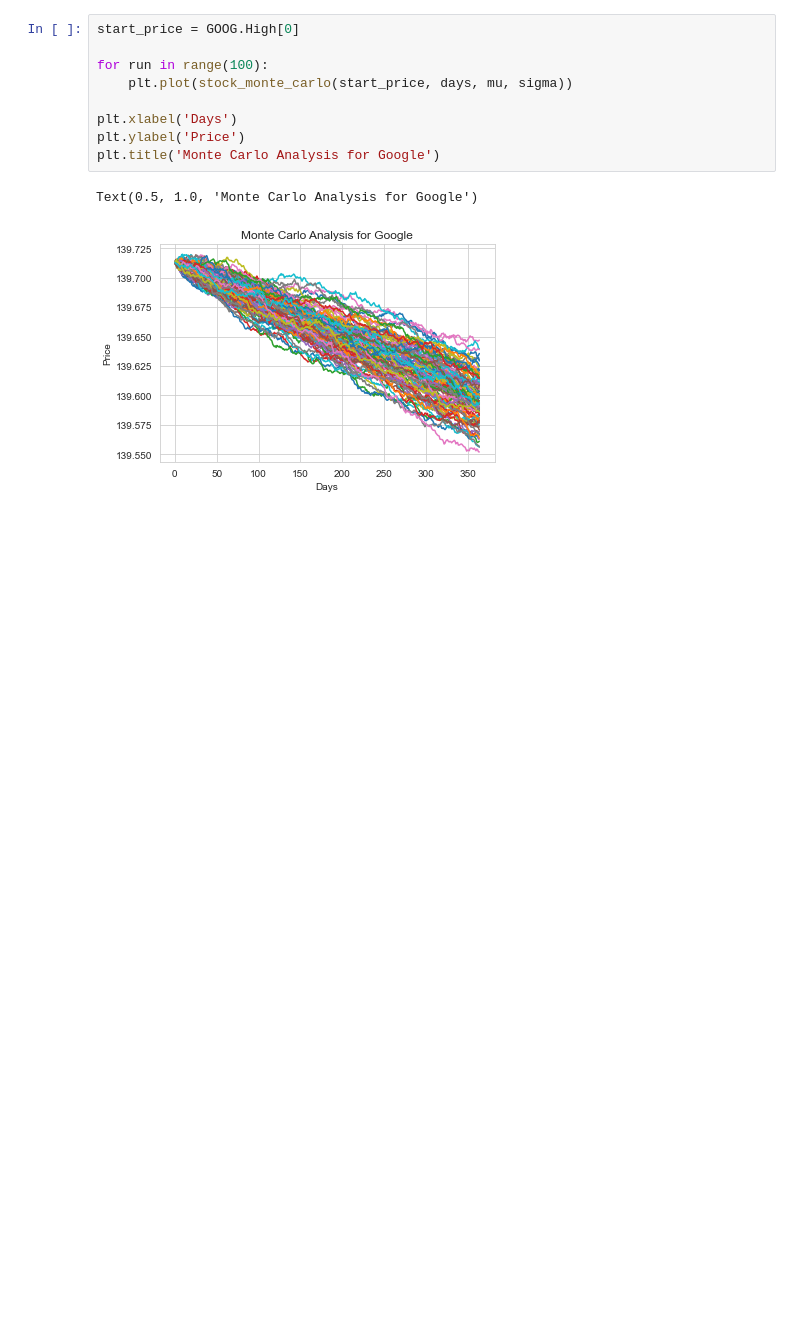
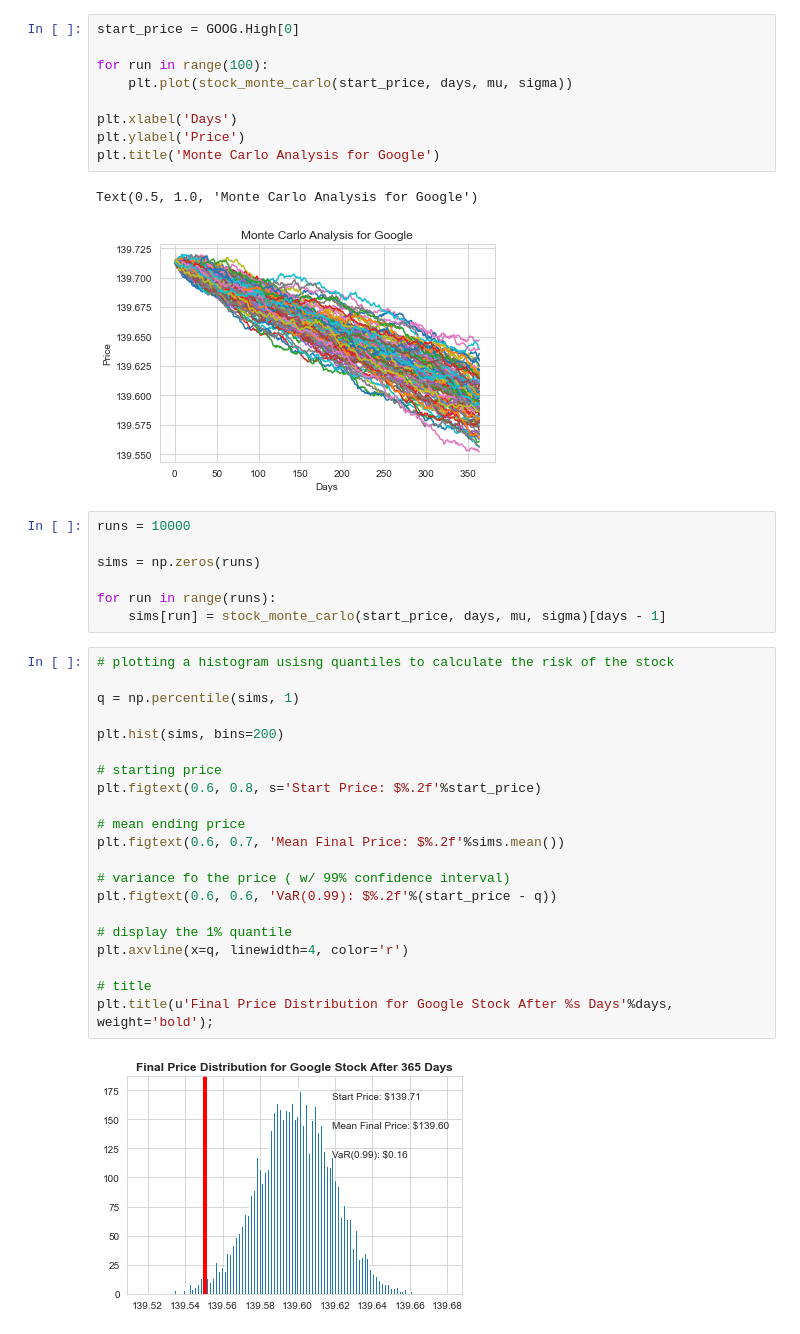
Before and after one commit to jry62/Stock_Market_Analysis, a Jupyter notebook: Stock_Market_Analysis_Project.ipynb, the cells around one changed output. Drawn from its saved outputs; the diff is of its cells as text; blank space fills up the shorter version.

```diff
--- a/Stock_Market_Analysis_Project.ipynb
+++ b/Stock_Market_Analysis_Project.ipynb
@@ -331,3 +331,33 @@ plt.title('Monte Carlo Analysis for Google')
 # %% [output]
 Text(0.5, 1.0, 'Monte Carlo Analysis for Google')
 [figure]
+# %%
+runs = 10000
+
+sims = np.zeros(runs)
+
+for run in range(runs):
+    sims[run] = stock_monte_carlo(start_price, days, mu, sigma)[days - 1]
+# %%
+# plotting a histogram usisng quantiles to calculate the risk of the stock
+
+q = np.percentile(sims, 1)
+
+plt.hist(sims, bins=200)
+
+# starting price
+plt.figtext(0.6, 0.8, s='Start Price: $%.2f'%start_price)
+
+# mean ending price
+plt.figtext(0.6, 0.7, 'Mean Final Price: $%.2f'%sims.mean())
+
+# variance fo the price ( w/ 99% confidence interval)
+plt.figtext(0.6, 0.6, 'VaR(0.99): $%.2f'%(start_price - q))
+
+# display the 1% quantile
+plt.axvline(x=q, linewidth=4, color='r')
+
+# title
+plt.title(u'Final Price Distribution for Google Stock After %s Days'%days, weight='bold');
+# %% [output]
+[figure, added]
```
